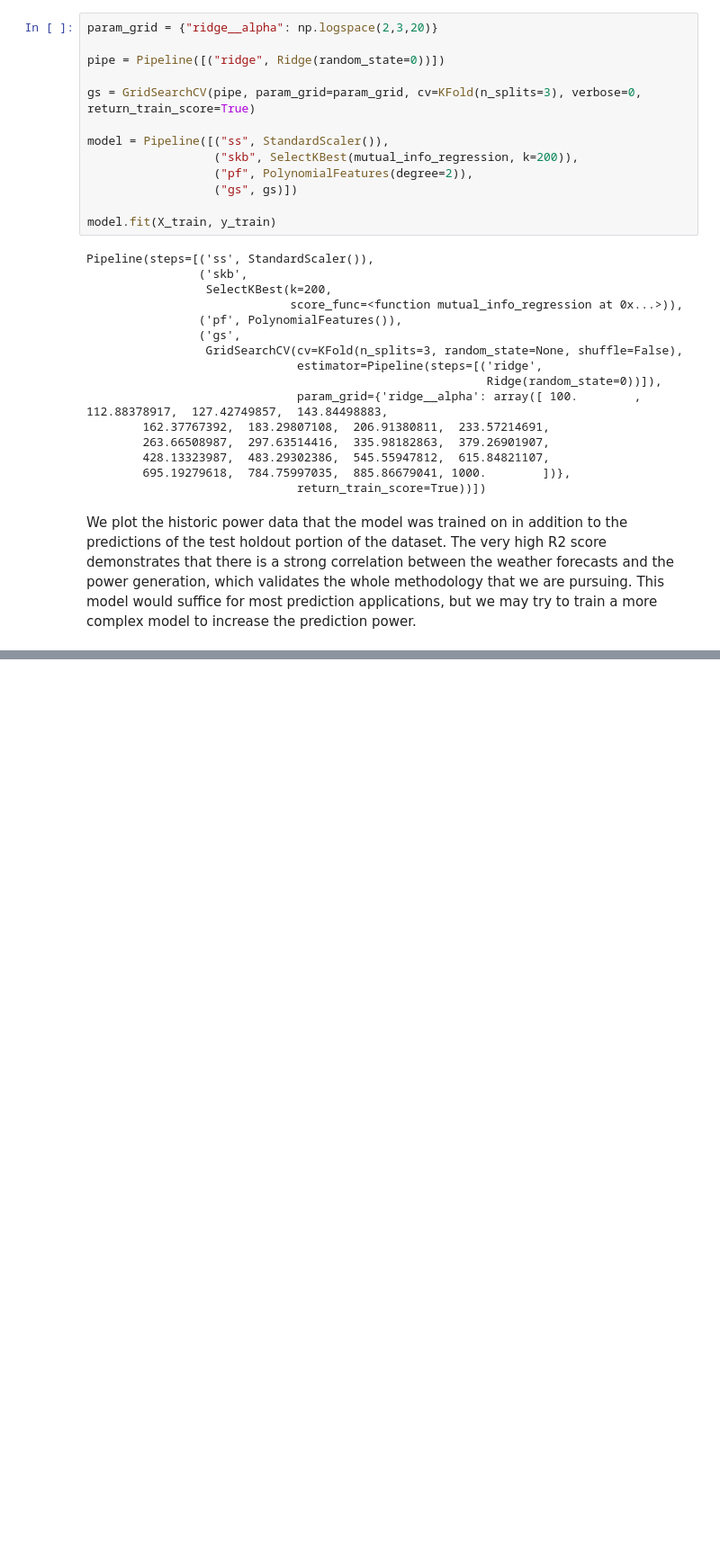
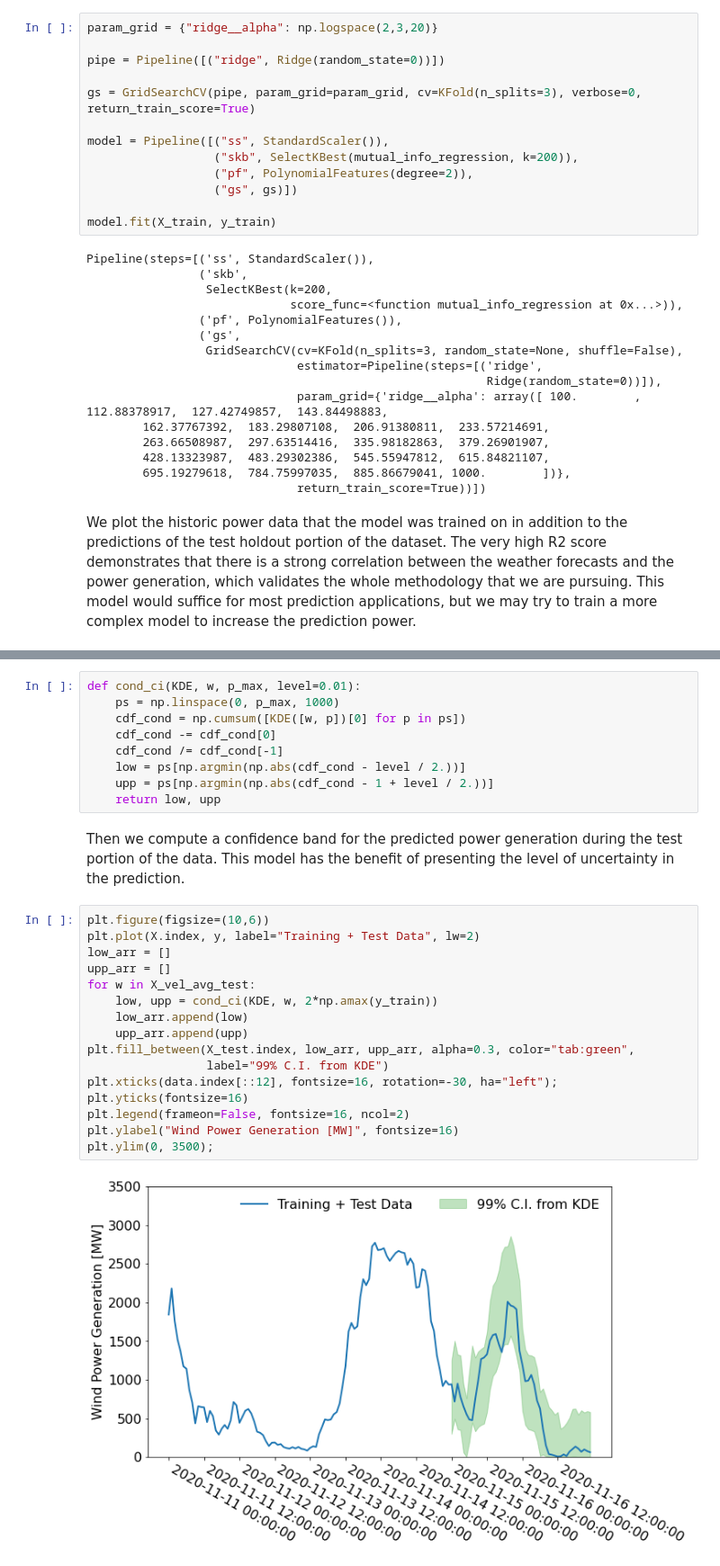
Before and after one commit to mvenkat6/wind-power-predictor, a Jupyter notebook: Enhancement.ipynb, the cells around one changed output, grey strips where cells are left out. Shown: that part at 90% size. Saved outputs shown, nothing was run; the diff lists cells and outputs as text; blank space fills up the shorter version.

```diff
--- a/Enhancement.ipynb
+++ b/Enhancement.ipynb
@@ -69,0 +98,29 @@ plt.annotate("Test Data R2 score: {:.04f}".format(model.score(X_test, y_test)),
+# %%
+def cond_ci(KDE, w, p_max, level=0.01):
+    ps = np.linspace(0, p_max, 1000)
+    cdf_cond = np.cumsum([KDE([w, p])[0] for p in ps])
+    cdf_cond -= cdf_cond[0]
+    cdf_cond /= cdf_cond[-1]
+    low = ps[np.argmin(np.abs(cdf_cond - level / 2.))]
+    upp = ps[np.argmin(np.abs(cdf_cond - 1 + level / 2.))]
+    return low, upp
+# %% [markdown]
+Then we compute a confidence band for the predicted power generation during the test portion of the data. This model has the benefit of presenting the level of uncertainty in the prediction.
+# %%
+plt.figure(figsize=(10,6))
+plt.plot(X.index, y, label="Training + Test Data", lw=2)
+low_arr = []
+upp_arr = []
+for w in X_vel_avg_test:
+    low, upp = cond_ci(KDE, w, 2*np.amax(y_train))
+    low_arr.append(low)
+    upp_arr.append(upp)
+plt.fill_between(X_test.index, low_arr, upp_arr, alpha=0.3, color="tab:green",
+                 label="99% C.I. from KDE")
+plt.xticks(data.index[::12], fontsize=16, rotation=-30, ha="left");
+plt.yticks(fontsize=16)
+plt.legend(frameon=False, fontsize=16, ncol=2)
+plt.ylabel("Wind Power Generation [MW]", fontsize=16)
+plt.ylim(0, 3500);
+# %% [output]
+[figure, added]
```
Also changed, not shown: parts of 6 cells of this notebook.
